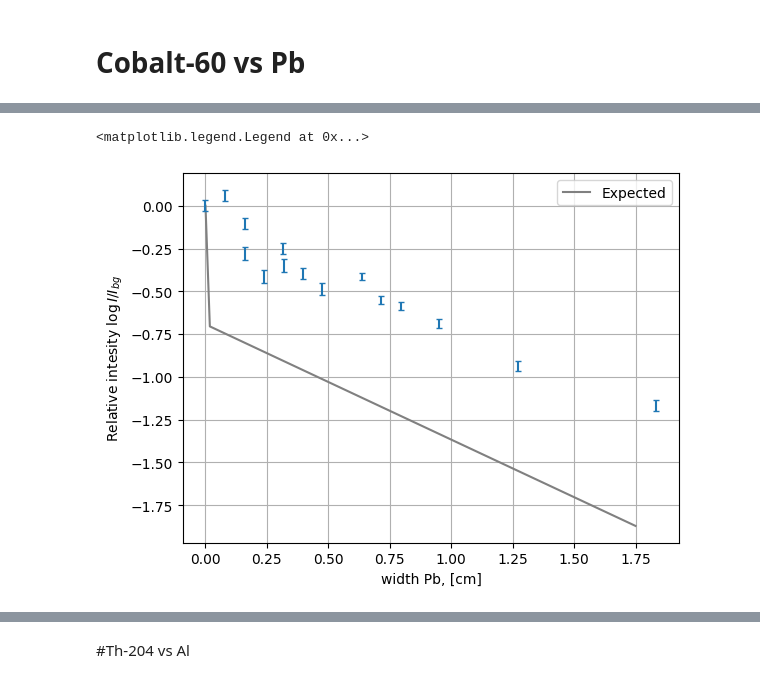
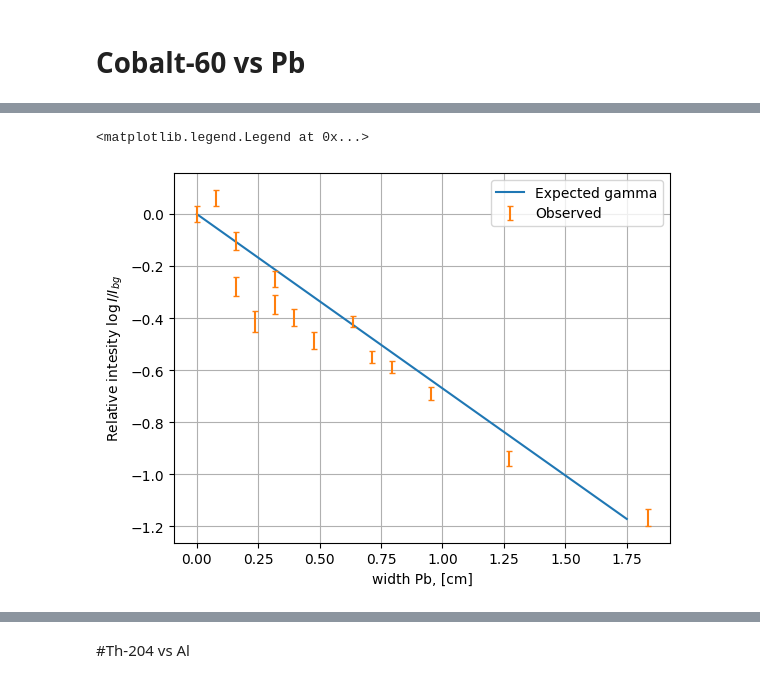
Before and after one commit to evgeny-kolonsky/Lab4, a Jupyter notebook: NU/Attenuation_model.ipynb, the cells around one changed output, grey strips where cells are left out. Drawn from its saved outputs; the diff is of its cells as text; code cells hidden in the pictures.

```diff
--- a/NU/Attenuation_model.ipynb
+++ b/NU/Attenuation_model.ipynb
@@ -15,5 +16,5 @@ https://physics.nist.gov/PhysRefData/XrayMassCoef/tab3.html
 # %%
-NIST = {
+GAMMA = {
     'Al':  '''
 #     Energy       μ/ρ        μen/ρ
 #      (MeV)      (cm2/g)     (cm2/g)
@@ -172,7 +173,7 @@ NIST = {
    2.00000E+01  6.206E-02  3.595E-02
 '''    }
 
-# https://www.ias.ac.in/article/fulltext/pram/018/02/0121-0126
+# Digitized data from Nathu et al. paper
 BETA = {
 'Al': '''
 # Emax/MeV, mu cm2/g
@@ -254,7 +255,7 @@ BETA = {
 
 def get_Emu(material, rays='gamma'):
   if rays == 'gamma':
-    E_, murho_, muen_ =  np.genfromtxt(NIST[material].splitlines(), unpack=True)
+    E_, murho_, muen_ =  np.genfromtxt(GAMMA[material].splitlines(), unpack=True)
   elif rays == 'beta':
     E_, murho_ =  np.genfromtxt(BETA[material].splitlines(), unpack=True)
   return E_, murho_
@@ -263,4 +264,4 @@ get_Emu('Al', 'gamma')
 get_Emu('Ni',  'gamma')
 get_Emu('Pb',  'gamma')
 get_Emu('Al', 'beta')
-get_Emu('Pb', 'beta')
+get_Emu('Pb', 'beta');
@@ -420,10 +400,0 @@ plt.yscale('log')
-# %%
-for depth in np.linspace(0, depth_max, 4):
-  i_spectrum  = I0 * 0
-  i_spectrum += I0 * np.exp(- mu_spectrum_gamma * depth * rho)
-  i_spectrum += I0_beta * np.exp(- mu_spectrum_beta * depth * rho)
-  plt.plot(Espace, i_spectrum, label=f' depth {depth:.1f} cm')
-
-plt.legend()
-plt.xlabel('Energy, MeV')
-plt.ylabel('Intensity spectrum, a.u.')
@@ -433,38 +401,45 @@ Text(0, 0.5, 'Intensity spectrum, a.u.')
 # %%
-total_i = np.array([])
+total_beta = np.array([])
+total_gamma = np.array([])
 depths = np.linspace(0, depth_max, 100)
 for depth in depths:
-  s = np.sum(I0 * np.exp(- mu_spectrum_gamma * depth * rho) )
-  s += np.sum(I0_beta * np.exp(- mu_spectrum_beta * depth * rho) )
-  total_i = np.append(total_i, s )
+  s = np.sum(I0_gamma * np.exp(- mu_spectrum_gamma * depth * rho) )
+  total_gamma = np.append(total_gamma, s )
+  s = np.sum(I0_beta * np.exp(- mu_spectrum_beta * depth * rho) )
+  total_beta = np.append(total_beta, s )
 
-total_i /= total_i[0]
-plt.plot(depths, np.log(total_i), color='gray', label='Expected')
+total_beta /= total_beta[0]
+total_gamma /= total_gamma[0]
+#plt.plot(depths, np.log(total_beta), label='Expected beta')
+plt.plot(depths, np.log(total_gamma), label='Expected gamma')
+plt.xlabel('Depth, cm')
+plt.ylabel('Relative intensity')
 
 # station 4
 # Co-60_3
 # sample 2
 # shelf 3
 # Pb plates
 URL = 'https://raw.githubusercontent.com/tphlabs/data/main/Lab4_Nuclear/2023_12_28/'
 for num in [3]:
   filename = f'Co-60_{num}.txt'
   data = np.genfromtxt( URL+filename)
   d, time, counts = data.T
   d *= 1e-4 # um -> cm
   delta = 1/np.sqrt(counts) # relative error
   I = counts / time
   I_rel = I / I[0] # relative
   I_err = delta * I_rel
   log_I_rel = I_err / I_rel # error of log
 
-  plt.errorbar(d, np.log(I_rel), yerr=log_I_rel, linestyle='', capsize=2)
+  plt.errorbar(d, np.log(I_rel), yerr=log_I_rel, linestyle='', capsize=2, label='Observed')
 
 plt.xlabel(f'width {material}, [cm]')
 plt.ylabel(r'Relative intesity $\log I/I_{bg}$')
+#plt.ylim(-2, 0.1)
 plt.grid()
 
 plt.legend()
 # %% [output]
 <matplotlib.legend.Legend at 0x...>
-[figure, old version]
+[figure, new version]
```
Also changed, not shown: parts of 23 cells of this notebook.
